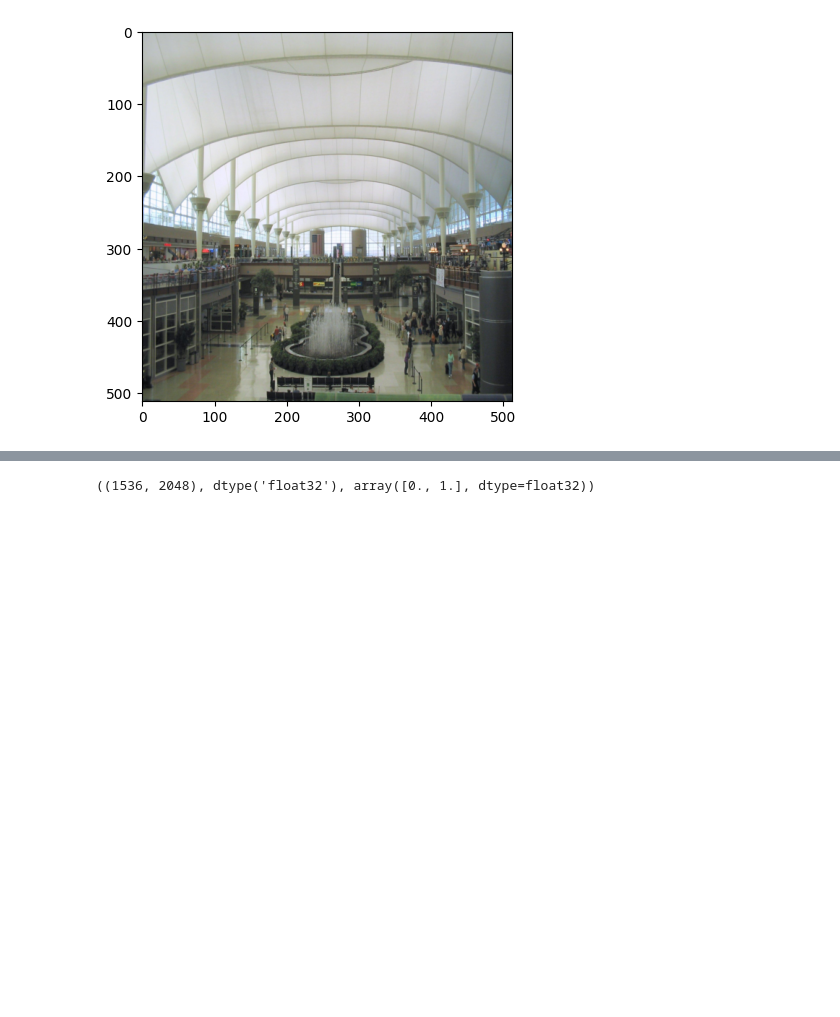
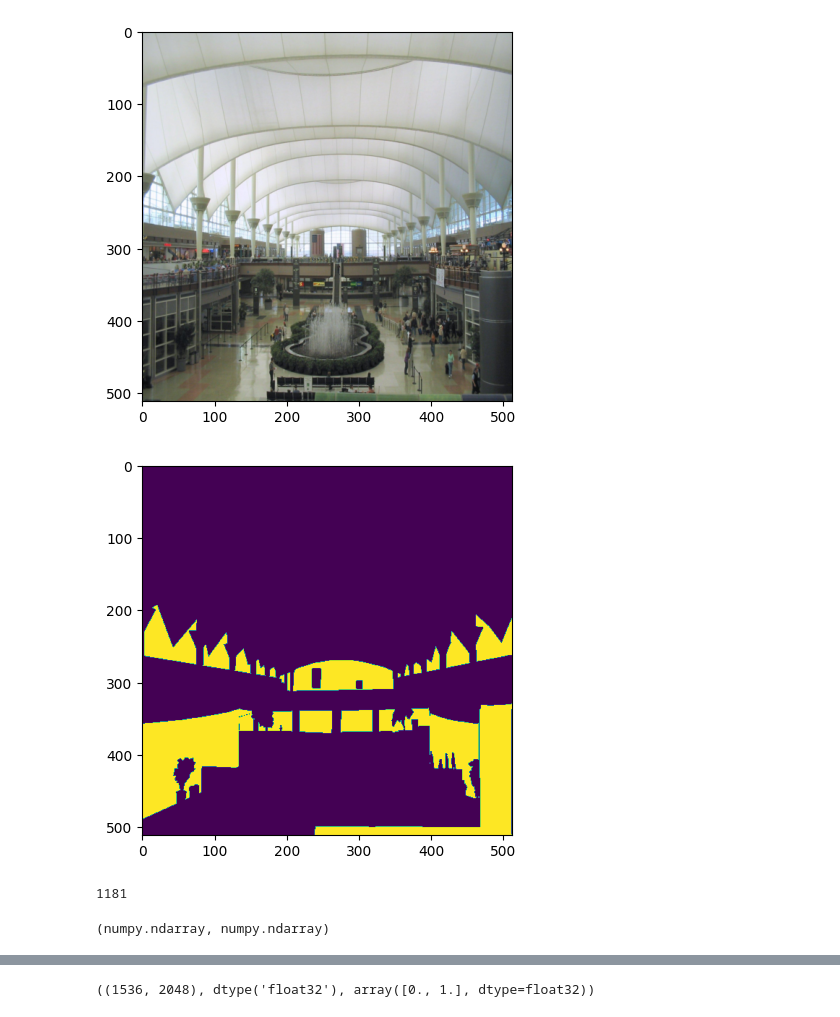
Before and after one commit to Rikharthu/bath_wall_segmentation_model, a Jupyter notebook: notebooks/data_exploration.ipynb, the cells around one changed output, grey strips where cells are left out. Saved outputs shown, nothing was run; the diff lists cells and outputs as text; code cells hidden in the pictures; blank space fills up the shorter version.

```diff
--- a/notebooks/data_exploration.ipynb
+++ b/notebooks/data_exploration.ipynb
@@ -36,5 +60,5 @@ simple_wall_dataset = SimpleWallADE20KDataset(DATA_ROOT)
 # %%
-image, mask = simple_wall_dataset[0]
+image, mask = train_simple_wall_dataset[0]
 type(image), type(mask)
 # %% [output]
 (numpy.ndarray, numpy.ndarray)
@@ -46,3 +70,17 @@ image.dtype, image.shape
 plt.imshow(image.transpose((1, 2, 0)));
 # %% [output]
 [figure]
+# %%
+plt.imshow(mask.reshape(512, 512));
+# %% [output]
+[figure, added]
+# %%
+val_simple_wall_dataset = SimpleWallADE20KDataset(DATA_ROOT, mode='val')
+len(val_simple_wall_dataset)
+# %% [output]
+1181
+# %%
+image, mask = val_simple_wall_dataset[0]
+type(image), type(mask)
+# %% [output]
+(numpy.ndarray, numpy.ndarray)
```
Also changed, not shown: parts of 30 cells of this notebook, 2 other files.
